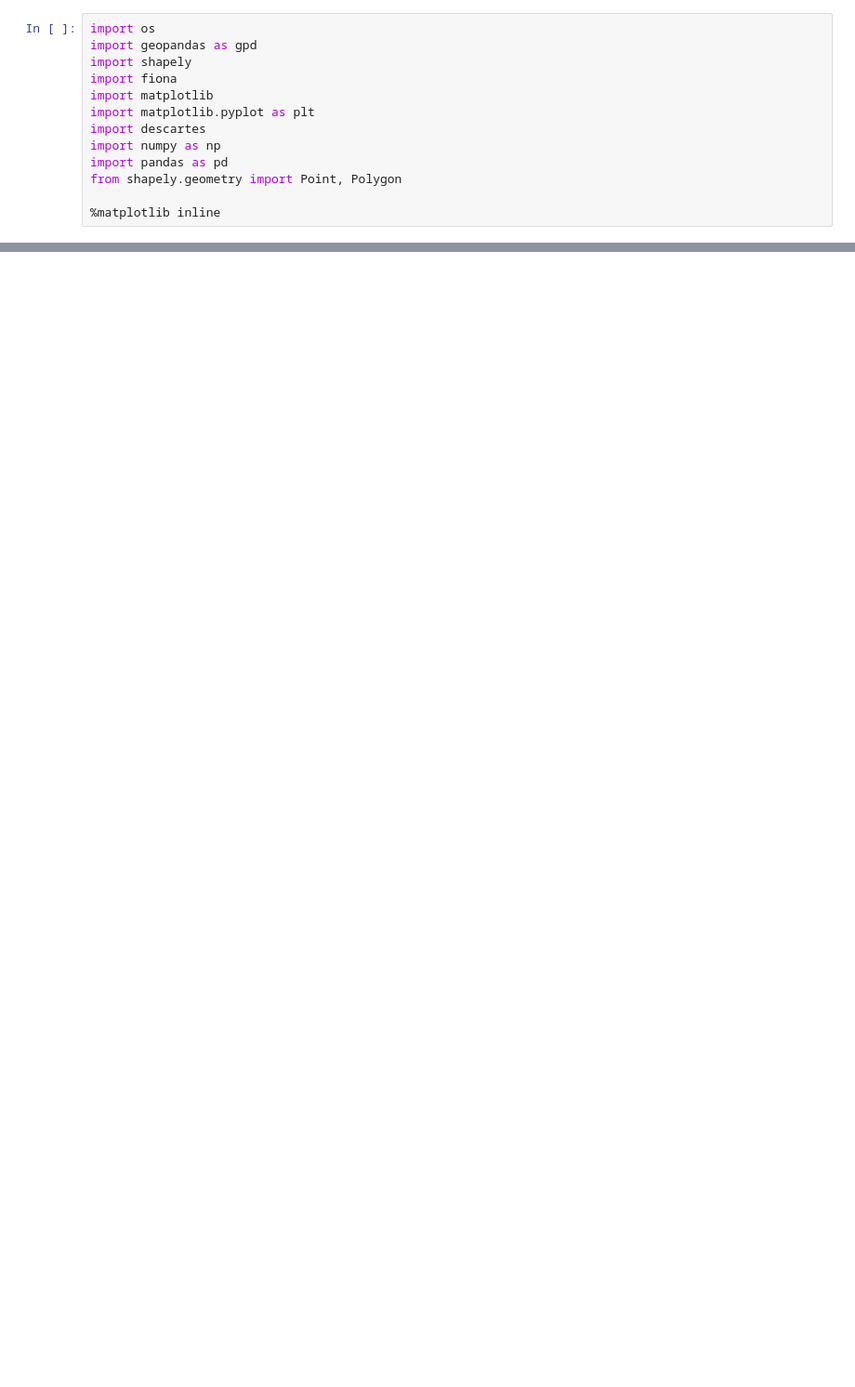
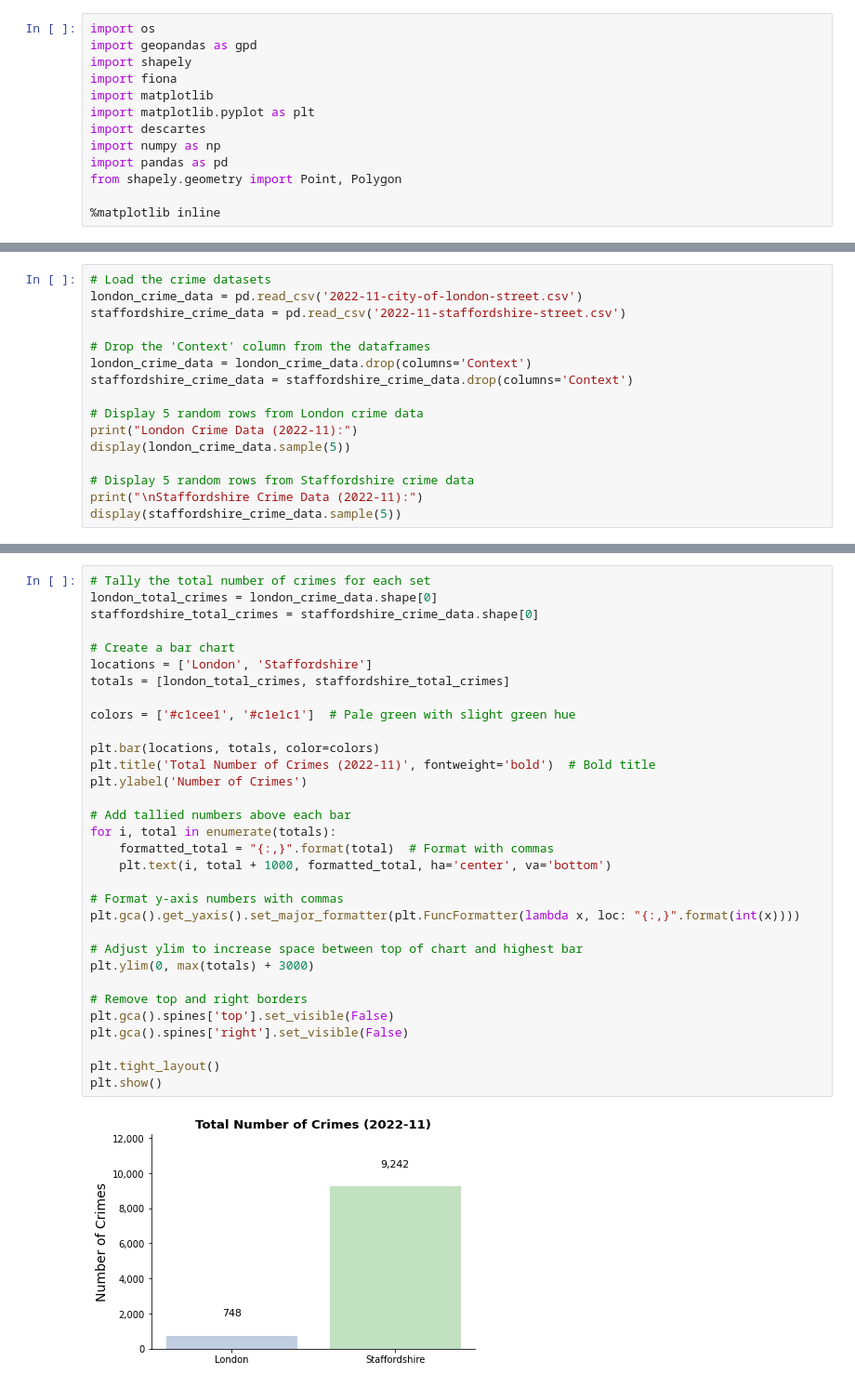
Before and after one commit to bboge/data-project-z5491834, a Jupyter notebook: data_project/presentation.ipynb, the cells around one changed output, grey strips where cells are left out. Shown: that part at 93% size. Saved outputs shown, nothing was run; the diff lists cells and outputs as text; blank space fills up the shorter version.

```diff
--- a/data_project/presentation.ipynb
+++ b/data_project/presentation.ipynb
@@ -50,0 +84,16 @@ ward_map.plot(ax=ax, alpha=0.4, color='grey')
+# %%
+# Load the crime datasets
+london_crime_data = pd.read_csv('2022-11-city-of-london-street.csv')
+staffordshire_crime_data = pd.read_csv('2022-11-staffordshire-street.csv')
+
+# Drop the 'Context' column from the dataframes
+london_crime_data = london_crime_data.drop(columns='Context')
+staffordshire_crime_data = staffordshire_crime_data.drop(columns='Context')
+
+# Display 5 random rows from London crime data
+print("London Crime Data (2022-11):")
+display(london_crime_data.sample(5))
+
+# Display 5 random rows from Staffordshire crime data
+print("\nStaffordshire Crime Data (2022-11):")
+display(staffordshire_crime_data.sample(5))
@@ -50,0 +115,34 @@ ward_map.plot(ax=ax, alpha=0.4, color='grey')
+# %%
+# Tally the total number of crimes for each set
+london_total_crimes = london_crime_data.shape[0]
+staffordshire_total_crimes = staffordshire_crime_data.shape[0]
+
+# Create a bar chart
+locations = ['London', 'Staffordshire']
+totals = [london_total_crimes, staffordshire_total_crimes]
+
+colors = ['#c1cee1', '#c1e1c1']  # Pale green with slight green hue
+
+plt.bar(locations, totals, color=colors)
+plt.title('Total Number of Crimes (2022-11)', fontweight='bold')  # Bold title
+plt.ylabel('Number of Crimes')
+
+# Add tallied numbers above each bar
+for i, total in enumerate(totals):
+    formatted_total = "{:,}".format(total)  # Format with commas
+    plt.text(i, total + 1000, formatted_total, ha='center', va='bottom')
+
+# Format y-axis numbers with commas
+plt.gca().get_yaxis().set_major_formatter(plt.FuncFormatter(lambda x, loc: "{:,}".format(int(x))))
+
+# Adjust ylim to increase space between top of chart and highest bar
+plt.ylim(0, max(totals) + 3000)
+
+# Remove top and right borders
+plt.gca().spines['top'].set_visible(False)
+plt.gca().spines['right'].set_visible(False)
+
+plt.tight_layout()
+plt.show()
+# %% [output]
+[figure, added]
```
Also changed, not shown: parts of 14 cells of this notebook, 27 other files.
